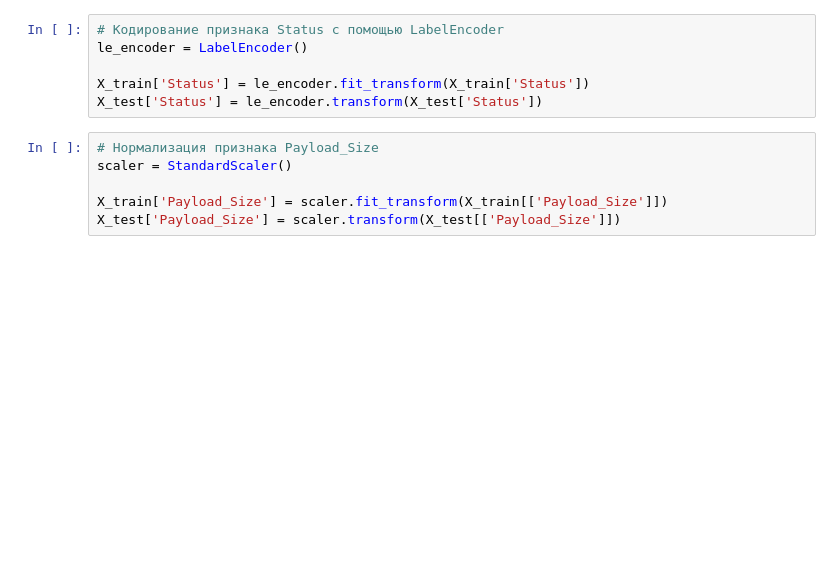
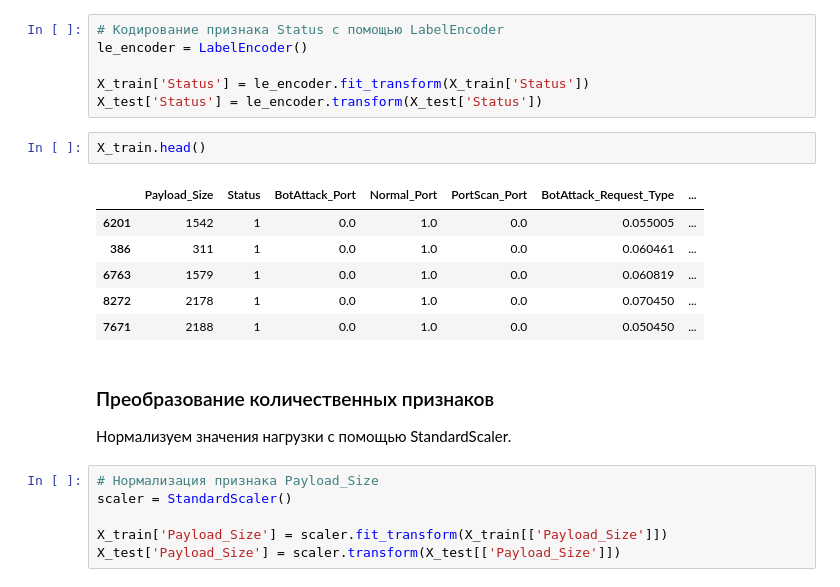
Before and after one commit to iamrus1/Intrusion-Log-Analysis, a Jupyter notebook: Intrusion detection log - Decision Tree.ipynb, the cells around one changed output. Saved outputs shown, nothing was run; the diff lists cells and outputs as text; blank space fills up the shorter version.

```diff
--- a/Intrusion detection log - Decision Tree.ipynb
+++ b/Intrusion detection log - Decision Tree.ipynb
@@ -517,6 +526,18 @@ le_encoder = LabelEncoder()
 
 X_train['Status'] = le_encoder.fit_transform(X_train['Status'])
 X_test['Status'] = le_encoder.transform(X_test['Status'])
+# %%
+X_train.head()
+# %% [output]
+|  | Payload_Size | Status | BotAttack_Port | Normal_Port | PortScan_Port | BotAttack_Request_Type | ... |
+| 6201 | 1542 | 1 | 0.0 | 1.0 | 0.0 | 0.055005 | ... |
+| 386 | 311 | 1 | 0.0 | 1.0 | 0.0 | 0.060461 | ... |
+| 6763 | 1579 | 1 | 0.0 | 1.0 | 0.0 | 0.060819 | ... |
+| 8272 | 2178 | 1 | 0.0 | 1.0 | 0.0 | 0.070450 | ... |
+| 7671 | 2188 | 1 | 0.0 | 1.0 | 0.0 | 0.050450 | ... |
+# %% [markdown]
+### Преобразование количественных признаков
+Нормализуем значения нагрузки с помощью StandardScaler.
 # %%
 # Нормализация признака Payload_Size
 scaler = StandardScaler()
```
Also changed, not shown: parts of 8 cells of this notebook.
